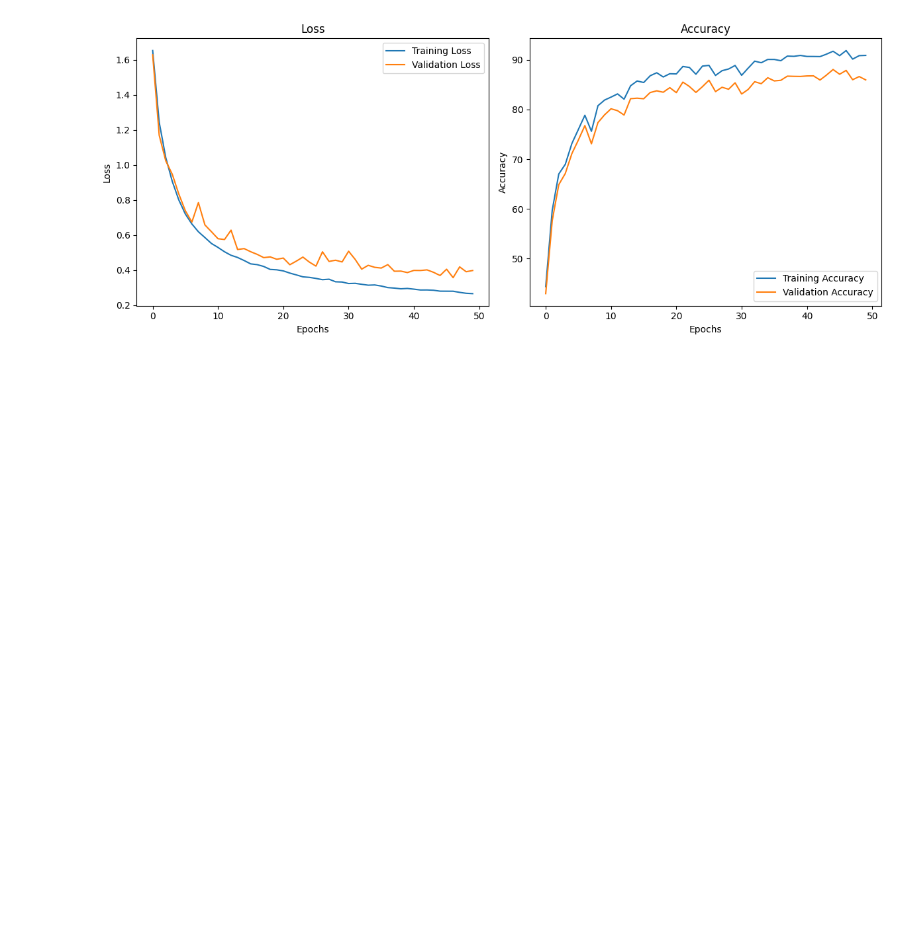
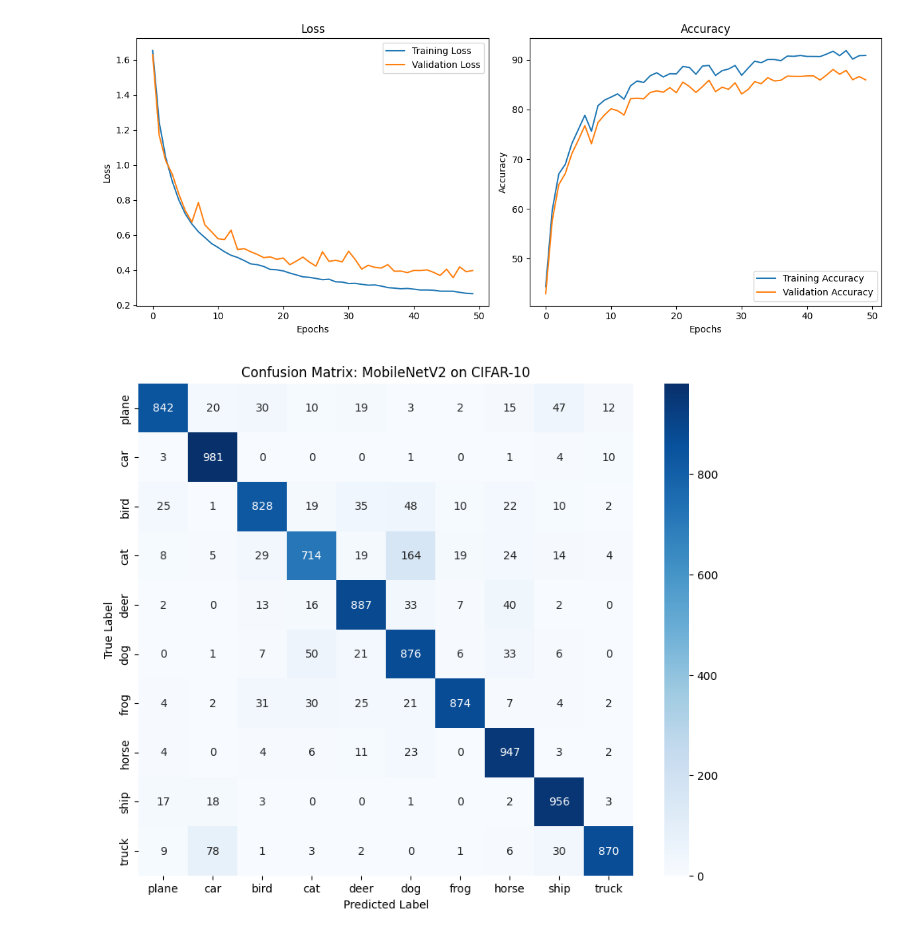
Before and after one commit to chizkidd/deep-learning-models, a Jupyter notebook: pytorch/mobilenet-v2-cifar10.ipynb, the cells around one changed output. Saved outputs shown, nothing was run; the diff lists cells and outputs as text; code cells hidden in the pictures; blank space fills up the shorter version.

Commit message:
Kaggle Notebook | mobilenet-v2-cifar10 | Version 5

```diff
--- a/pytorch/mobilenet-v2-cifar10.ipynb
+++ b/pytorch/mobilenet-v2-cifar10.ipynb
@@ -503,3 +514,45 @@ plot_history(history)
+# %%
+from sklearn.metrics import confusion_matrix
+import seaborn as sns
+
+def _compute_confusion_matrix(model, data_loader, device):
+    """
+    Computes a confusion matrix for the given model and data.
+    Uses scikit-learn for robustness and speed.
+    """
+    model.eval()
+    all_targets = []
+    all_predictions = []
+
+    with torch.no_grad():
+        for features, targets in data_loader:
+            features = features.to(device)
+
+            logits = model(features)
+            _, predicted_labels = torch.max(logits, 1)
+
+            # Move to CPU and convert to list/numpy immediately
+            all_targets.extend(targets.view(-1).cpu().numpy())
+            all_predictions.extend(predicted_labels.view(-1).cpu().numpy())
+
+    return confusion_matrix(all_targets, all_predictions)
+
+def _plot_confusion_matrix(mat, class_names):
+    """
+    Visualizes the confusion matrix using Seaborn for professional reporting.
+    """
+    plt.figure(figsize=(10, 8))
+    sns.heatmap(mat, annot=True, fmt='d', cmap='Blues',
+                xticklabels=class_names, yticklabels=class_names)
+    plt.xlabel('Predicted Label')
+    plt.ylabel('True Label')
+    plt.title('Confusion Matrix: MobileNetV2 on CIFAR-10')
+    plt.show()
+# %%
+_mat = _compute_confusion_matrix(model=model, data_loader=test_loader, device=device)
+_plot_confusion_matrix(_mat, class_names=class_dict.values())
+# %% [output]
+[figure, added]
 # %%
 %watermark -iv
 # %% [output]
```
Also changed, not shown: parts of 2 cells of this notebook.
